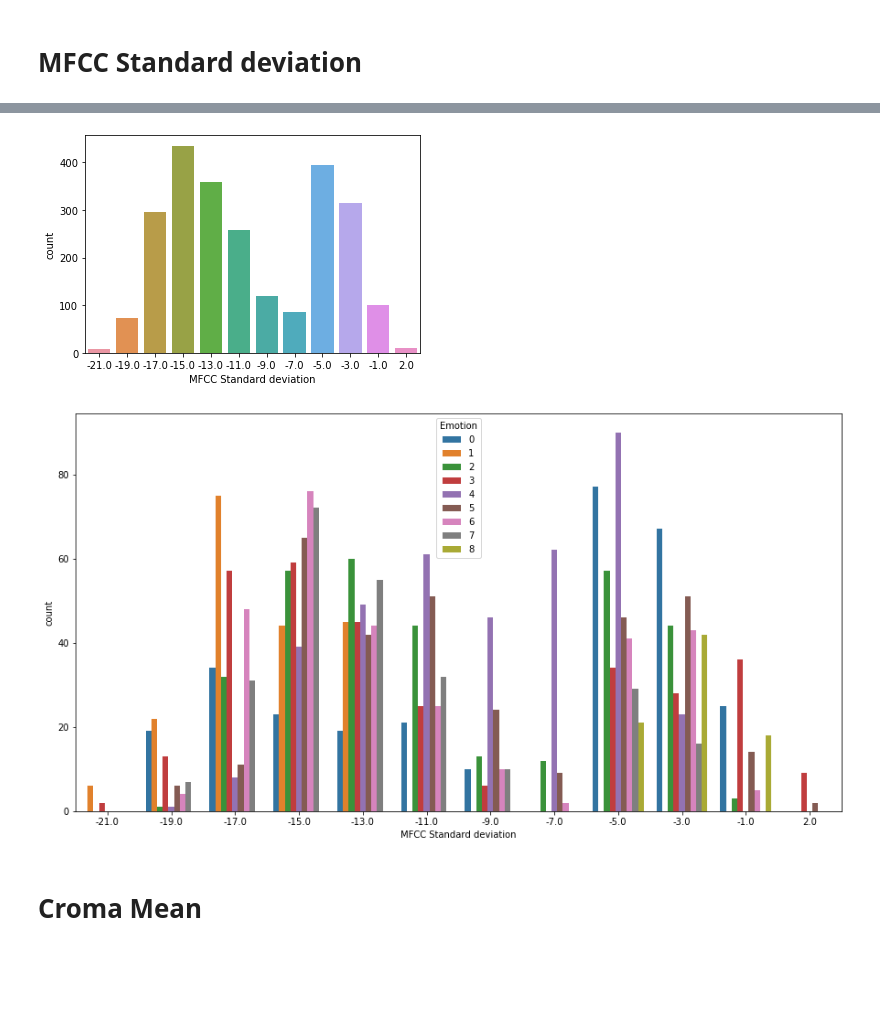
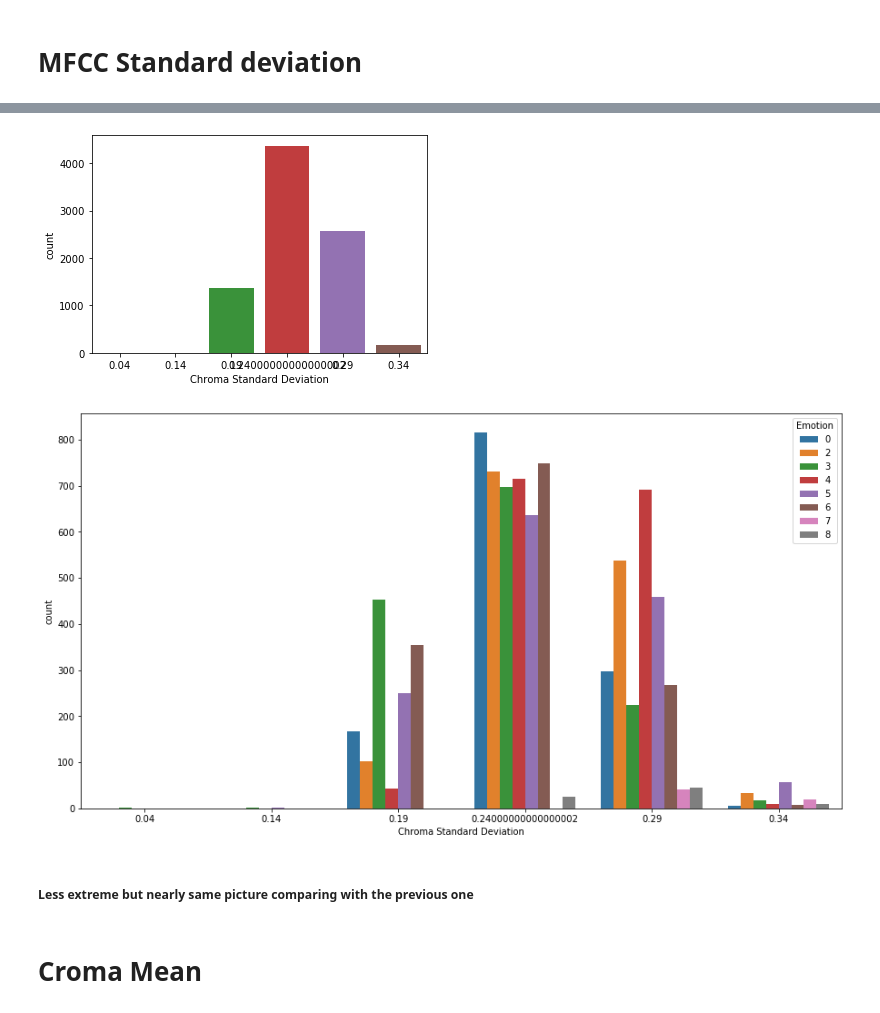
Before and after one commit to orson88/TeleMedicineShowcase, a Jupyter notebook: model/Analysis.ipynb, the cells around one changed output, grey strips where cells are left out. Drawn from its saved outputs; the diff is of its cells as text; code cells hidden in the pictures; blank space fills up the shorter version.

```diff
--- a/model/Analysis.ipynb
+++ b/model/Analysis.ipynb
@@ -6,7 +6,7 @@ import numpy as np
 import seaborn as sns
 import matplotlib.pyplot as plt
 # %%
-data = pd.read_csv("Emotion_Databases.csv")
+data = pd.read_csv("../data/Emotion_Data_v2.csv")
 # %%
 data.head()
 # %% [output]
@@ -113,8 +121,8 @@ array([ 24.16521645,  29.35872078,  29.72833061, ..., 130.87402344,
 # %%
-df.loc[df["MFCC Mean"] < 30, "MFCC Mean"] = 29
-df.loc[df["MFCC Mean"] >= 120, "MFCC Mean"] = 121
+df.loc[df["MFCC Mean"] < -80, "MFCC Mean"] = -81
+df.loc[df["MFCC Mean"] >= 0, "MFCC Mean"] = 1
 # %%
-for value in range(30, 120, 10):
+for value in range(-80, 0, 10):
     df.loc[((df["MFCC Mean"] >= value) & (df["MFCC Mean"] < value + 10)), "MFCC Mean"] = value + 9
 # %%
 df.head()
@@ -141,6 +154,6 @@ sns.countplot(data = df, x = "MFCC Mean", hue = "Emotion");
 # %%
-df.loc[df["MFCC Standard deviation"] < -20, "MFCC Standard deviation"] = -21
-df.loc[df["MFCC Standard deviation"] >= 0, "MFCC Standard deviation"] = 2
-for value in range(-20, 0, 2):
-    df.loc[((df["MFCC Standard deviation"] >= value) & (df["MFCC Standard deviation"] < value + 2)), \
-               "MFCC Standard deviation"] = value + 1
+df.loc[df["Chroma Standard Deviation"] < 0.05, "Chroma Standard Deviation"] = 0.04
+df.loc[df["Chroma Standard Deviation"] >= 0.3, "Chroma Standard Deviation"] = 0.34
+for value in range(5, 30, 5):
+    df.loc[((df["Chroma Standard Deviation"] >= value * 0.01) & (df["Chroma Standard Deviation"] < value * 0.01 + 0.05)), \
+               "Chroma Standard Deviation"] = value * 0.01 + 0.04
@@ -147,11 +175,13 @@ for value in range(-20, 0, 2):
 # %%
-sns.countplot(df["MFCC Standard deviation"]);
+sns.countplot(df["Chroma Standard Deviation"]);
 # %% [output]
-[figure, old version]
+[figure, new version]
 # %%
 plt.figure(figsize = (15, 8))
-sns.countplot(data = df, x = "MFCC Standard deviation", hue = "Emotion");
+sns.countplot(data = df, x = "Chroma Standard Deviation", hue = "Emotion");
 # %% [output]
-[figure, old version]
+[figure, new version]
+# %% [markdown]
+##### Less extreme but nearly same picture comparing with the previous one
 # %% [markdown]
 # Croma Mean
```
Also changed, not shown: parts of 37 cells of this notebook, 3 other files.
